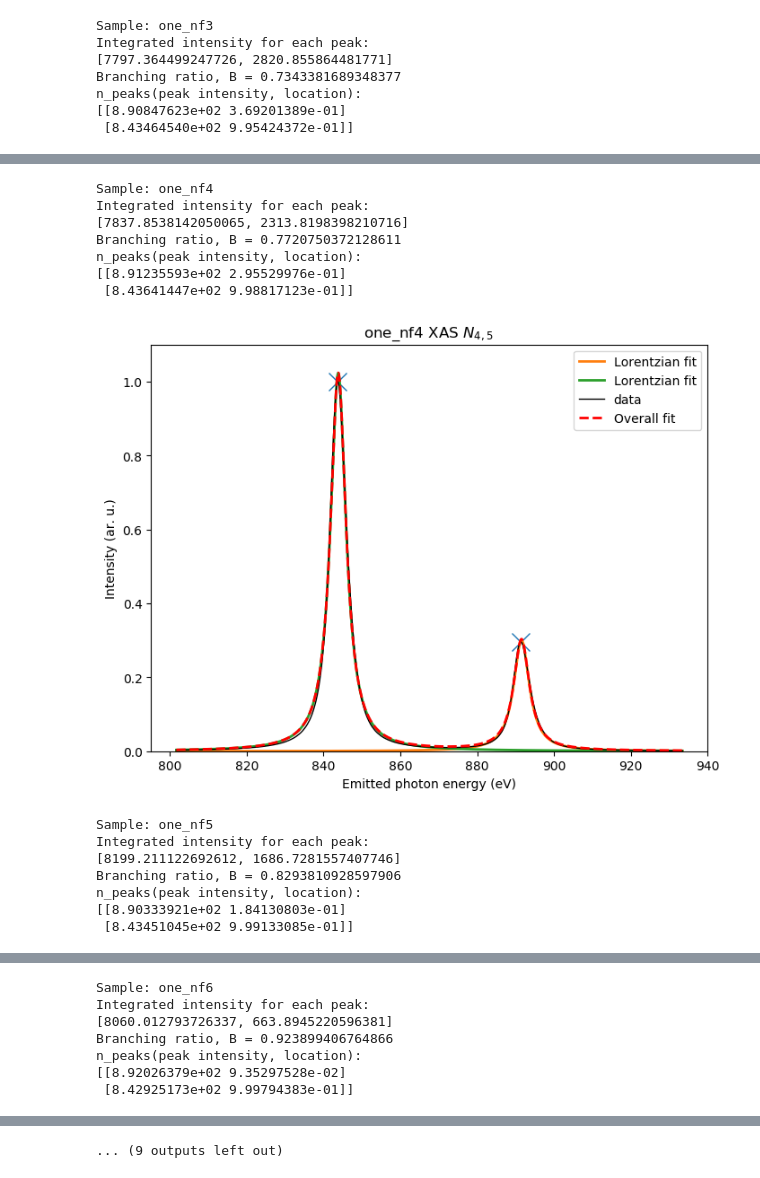
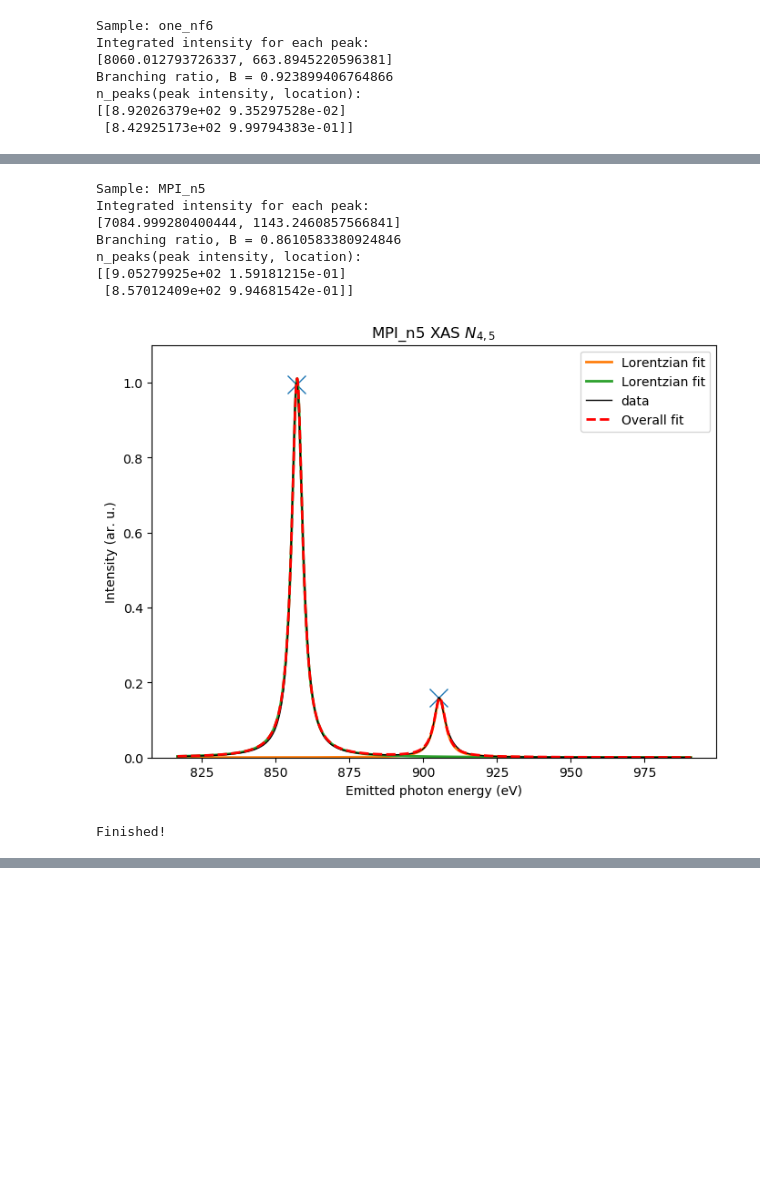
Before and after one commit to Weisewill/XAS_fitting, a Jupyter notebook: XAS_fitting.ipynb, the cells around one changed output, grey strips where cells are left out. Saved outputs shown, nothing was run; the diff lists cells and outputs as text; code cells hidden in the pictures; blank space fills up the shorter version.

```diff
--- a/XAS_fitting.ipynb
+++ b/XAS_fitting.ipynb
@@ -15,7 +15,7 @@ num_peaks = 2
 
 folder_list_3 = ['Lorentzian_fitting']
 
-samples_to_analyse = ['one_nf1', 'one_nf2', 'one_nf3', 'one_nf4', 'one_nf5', 'one_nf6', 'one_nf7', 'MPI_n4p5', 'MPI_n5', 'MPI_n5p5']
+samples_to_analyse = ['one_nf4', 'one_nf5', 'one_nf6','MPI_n5']
 
 path_to_folder = "./"
 
@@ -212,7 +212,7 @@ n_peaks(peak intensity, location):
-Sample: one_nf3
+Sample: one_nf6
 Integrated intensity for each peak:
-[7797.364499247726, 2820.855864481771]
-Branching ratio, B = 0.7343381689348377
+[8060.012793726337, 663.8945220596381]
+Branching ratio, B = 0.923899406764866
 n_peaks(peak intensity, location):
-[[8.90847623e+02 3.69201389e-01]
- [8.43464540e+02 9.95424372e-01]]
+[[8.92026379e+02 9.35297528e-02]
+ [8.42925173e+02 9.99794383e-01]]
@@ -220,15 +220,9 @@ n_peaks(peak intensity, location):
-Sample: one_nf4
+Sample: MPI_n5
 Integrated intensity for each peak:
-[7837.8538142050065, 2313.8198398210716]
-Branching ratio, B = 0.7720750372128611
+[7084.999280400444, 1143.2460857566841]
+Branching ratio, B = 0.8610583380924846
 n_peaks(peak intensity, location):
-[[8.91235593e+02 2.95529976e-01]
- [8.43641447e+02 9.98817123e-01]]
+[[9.05279925e+02 1.59181215e-01]
+ [8.57012409e+02 9.94681542e-01]]
-[figure, old version]
+[figure, new version]
-Sample: one_nf5
-Integrated intensity for each peak:
-[8199.211122692612, 1686.7281557407746]
-Branching ratio, B = 0.8293810928597906
-n_peaks(peak intensity, location):
-[[8.90333921e+02 1.84130803e-01]
- [8.43451045e+02 9.99133085e-01]]
+Finished!
@@ -236,7 +228,0 @@ n_peaks(peak intensity, location):
-Sample: one_nf6
-Integrated intensity for each peak:
-[8060.012793726337, 663.8945220596381]
-Branching ratio, B = 0.923899406764866
-n_peaks(peak intensity, location):
-[[8.92026379e+02 9.35297528e-02]
- [8.42925173e+02 9.99794383e-01]]
@@ -244 +228,0 @@ n_peaks(peak intensity, location):
-... (9 outputs left out)
```
Also changed, not shown: parts of 1 cell of this notebook.
